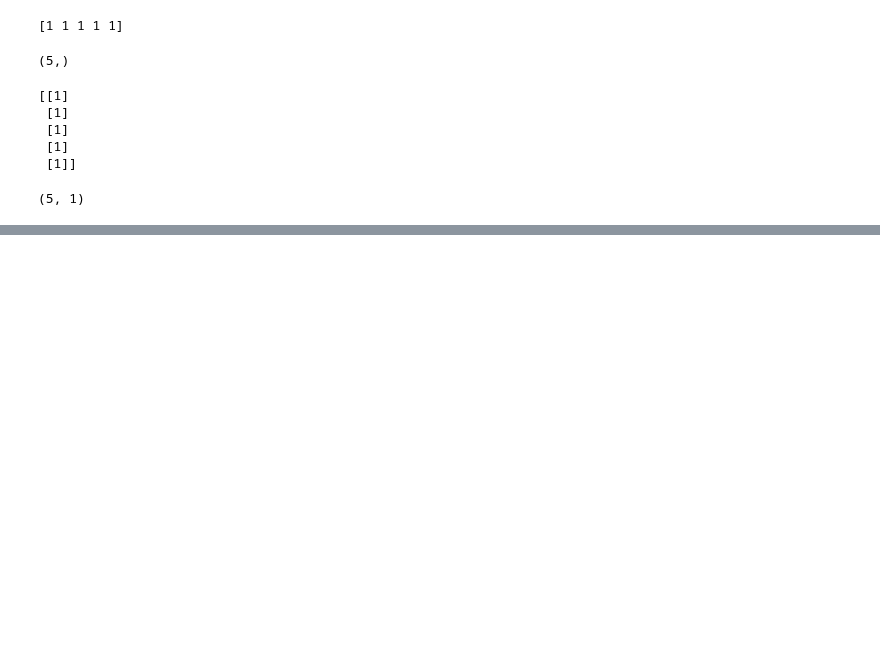
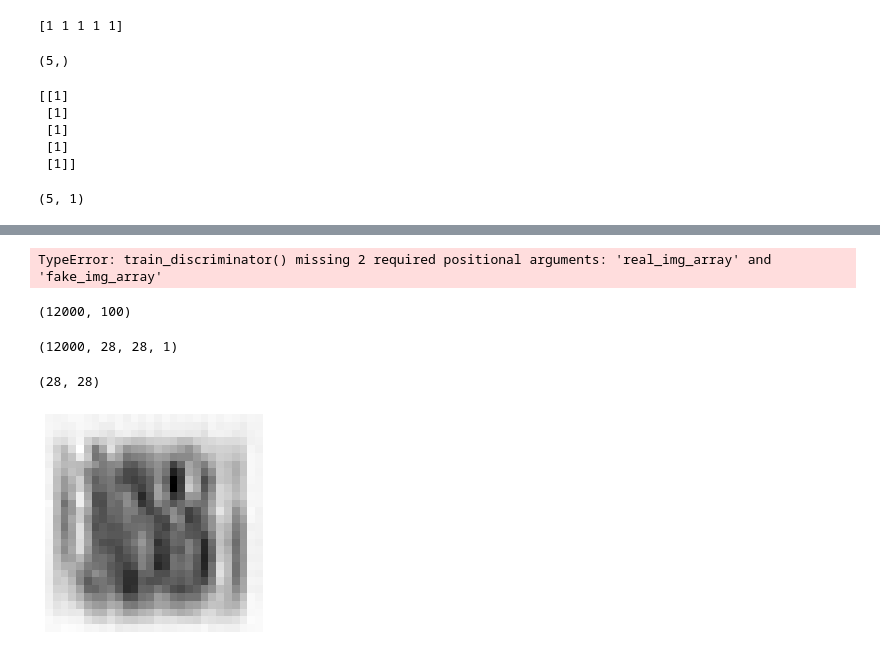
Before and after one commit to Jodahr/gans-learning, a Jupyter notebook: mnist.ipynb, the cells around one changed output, grey strips where cells are left out. Cells and saved outputs as stored; diff of their text form; code cells hidden in the pictures; blank space fills up the shorter version.

```diff
--- a/mnist.ipynb
+++ b/mnist.ipynb
@@ -135,0 +468,15 @@ a_exp.shape
+# %%
+gan.train_discriminator()
+# %% [output]
+TypeError: train_discriminator() missing 2 required positional arguments: 'real_img_array' and 'fake_img_array'
+# %%
+X_fake = gan.noise_vector(features=100, size=12000)
+# %%
+X_fake.shape
+# %% [output]
+(12000, 100)
+# %%
+fake = gan.generator.predict(np.expand_dims(X_fake,-1))
+fake.shape
+# %% [output]
+(12000, 28, 28, 1)
@@ -135,0 +485,10 @@ a_exp.shape
+# %%
+np.squeeze(fake[0]).shape
+img_array = np.squeeze(fake[10])
+img_array.shape
+# %% [output]
+(28, 28)
+# %%
+gan.show_image(img_array)
+# %% [output]
+[figure, added]
```
Also changed, not shown: parts of 41 cells of this notebook.
